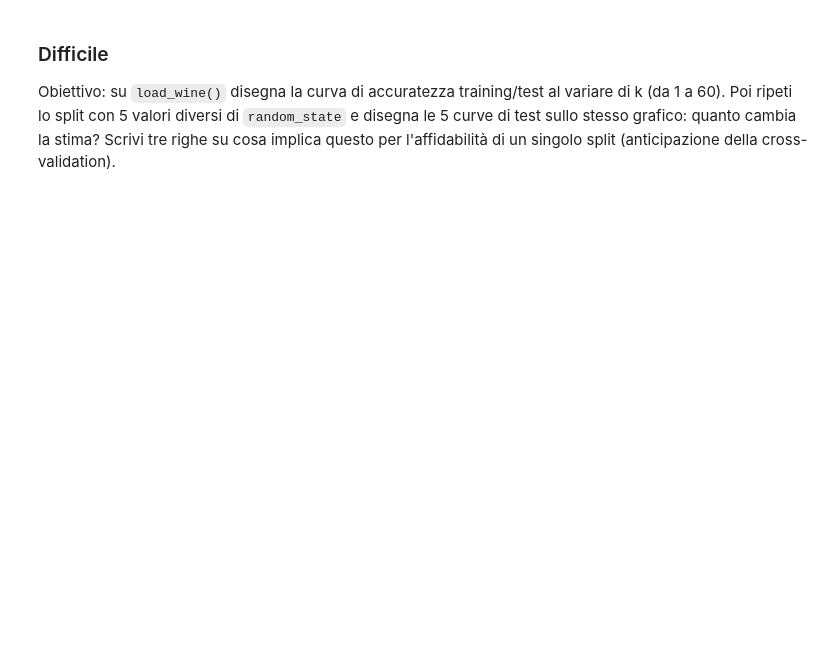
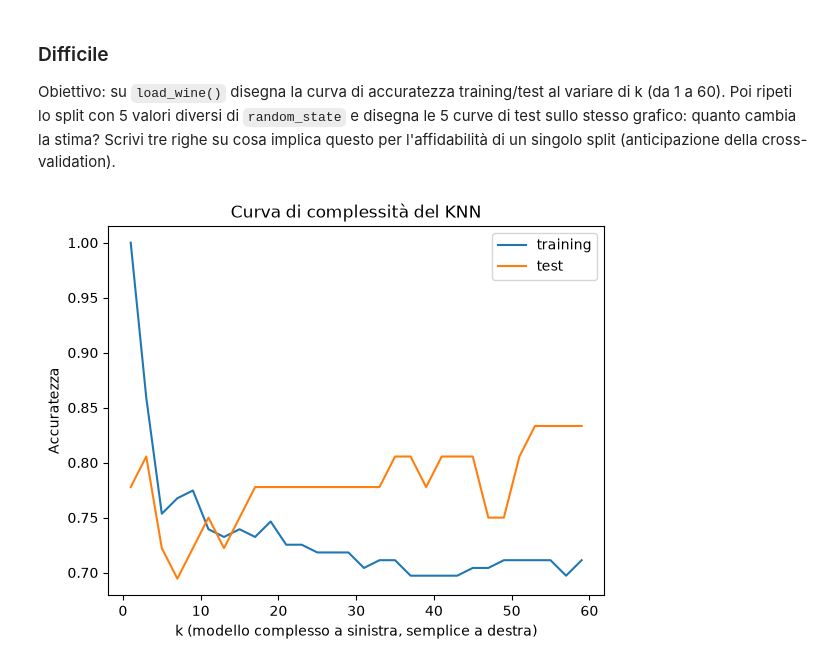
Before and after one commit to Gravity-XL/Deposito_Marchese, a Jupyter notebook: CorsoPythonITConsulting/16_lunedi_26ottobre/giorno-1-fondamenti-ml.ipynb, the cells around one changed output. Saved outputs shown, nothing was run; the diff lists cells and outputs as text; code cells hidden in the pictures; blank space fills up the shorter version.

```diff
--- a/CorsoPythonITConsulting/16_lunedi_26ottobre/giorno-1-fondamenti-ml.ipynb
+++ b/CorsoPythonITConsulting/16_lunedi_26ottobre/giorno-1-fondamenti-ml.ipynb
@@ -1126,0 +1201,87 @@ Obiettivo: su `load_wine()` disegna la curva di accuratezza training/test al var
+# %%
+from sklearn.datasets import load_wine #carico il dataset
+from sklearn.model_selection import train_test_split #train
+from sklearn.neighbors import KNeighborsClassifier #k
+import matplotlib.pyplot as plt #grafici
+
+# Carichiamo le caratteristiche e le classi dei vini
+X, y = load_wine(return_X_y=True)
+
+
+
+# Proviamo i valori dispari di k da 1 a 59
+valori_k = range(1, 61, 2)
+
+
+X_train, X_test, y_train, y_test = train_test_split(
+    X, y, test_size=0.2, random_state=42
+)
+
+# Liste in cui salviamo le accuratezze
+acc_train = []
+acc_test = []
+
+for k in valori_k:
+    knn = KNeighborsClassifier(n_neighbors=k).fit(X_train, y_train)
+
+    acc_train.append(knn.score(X_train, y_train))
+    acc_test.append(knn.score(X_test, y_test))
+
+
+#quindi inizio prima a vedere l'accuratezza di k (1,61,2) nel grafico con un radom fisso a 42
+
+
+# Disegniamo le accuratezze al variare di k
+plt.plot(valori_k, acc_train, label="training")
+plt.plot(valori_k, acc_test, label="test")
+
+# Etichette degli assi e titolo
+plt.xlabel("k (modello complesso a sinistra, semplice a destra)")
+plt.ylabel("Accuratezza")
+plt.title("Curva di complessità del KNN")
+
+# Mostriamo la legenda e il grafico
+plt.legend()
+plt.show()
+
+
+#ora che mi sono visto i valori di k come cambiano considerato random 42
+#mi ciclo tutto in 5 valori random diversi
+
+random_test = [11, 28, 42, 65, 90] #valori random scelti da me per rip lo split
+
+# Ripetiamo lo split con 5 valori diversi di random_state
+for random in random_test:
+
+
+# Dividiamo nuovamente il dataset in training e test,
+    # cambiando lo split in base al valore corrente di random
+    X_train, X_test, y_train, y_test = train_test_split(
+        X, y, test_size=0.2, random_state=random
+    )
+    #riga vuota per salv accuratezze
+    acc_test = []
+
+
+ #ciclo interno: proviamo tutti i valori di k
+    for k in valori_k:
+
+        # Creiamo e addestriamo il modello KNN usando i dati di training
+        knn = KNeighborsClassifier(n_neighbors=k).fit(X_train, y_train)
+
+        # Calcoliamo l'accuratezza sui dati di test e la aggiungiamo alla lista
+        acc_test.append(knn.score(X_test, y_test))
+
+    plt.plot(valori_k, acc_test, label=f"random_state={random}") #disegno il grafico mettendo in relazione due valori (ad ogni ciclo ovviaente traccerà la nuova linea)
+
+# Mostriamo le 5 curve nello stesso grafico
+plt.xlabel("k")
+plt.ylabel("Accuratezza test")
+plt.title("Confronto delle accuratezze con 5 split diversi")
+plt.legend()
+plt.show()
+
+#osservando i grafici sia nel primo che nel secondo noto un punto di incontro tra
+#i 10 e i 15 k per un'accuratezza intorno al 0.75
+# %% [output]
+[figure, added]
```
Also changed, not shown: parts of 7 cells of this notebook, 12 other files.
